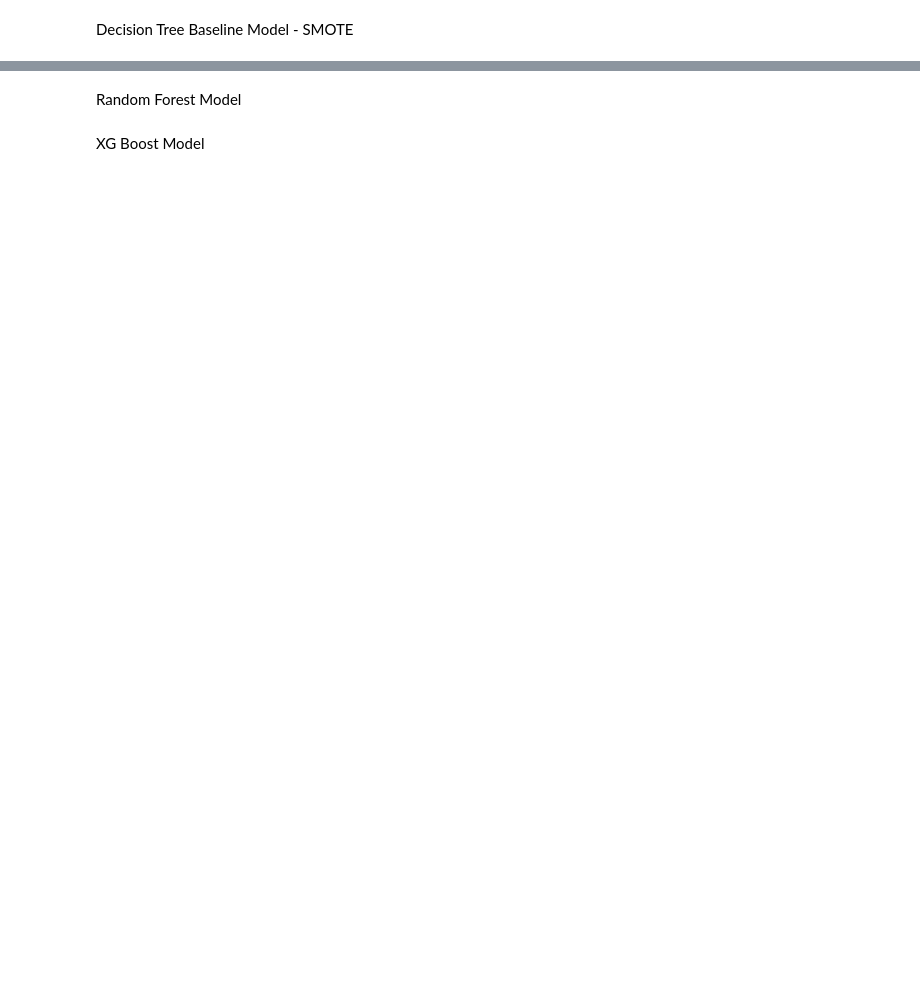
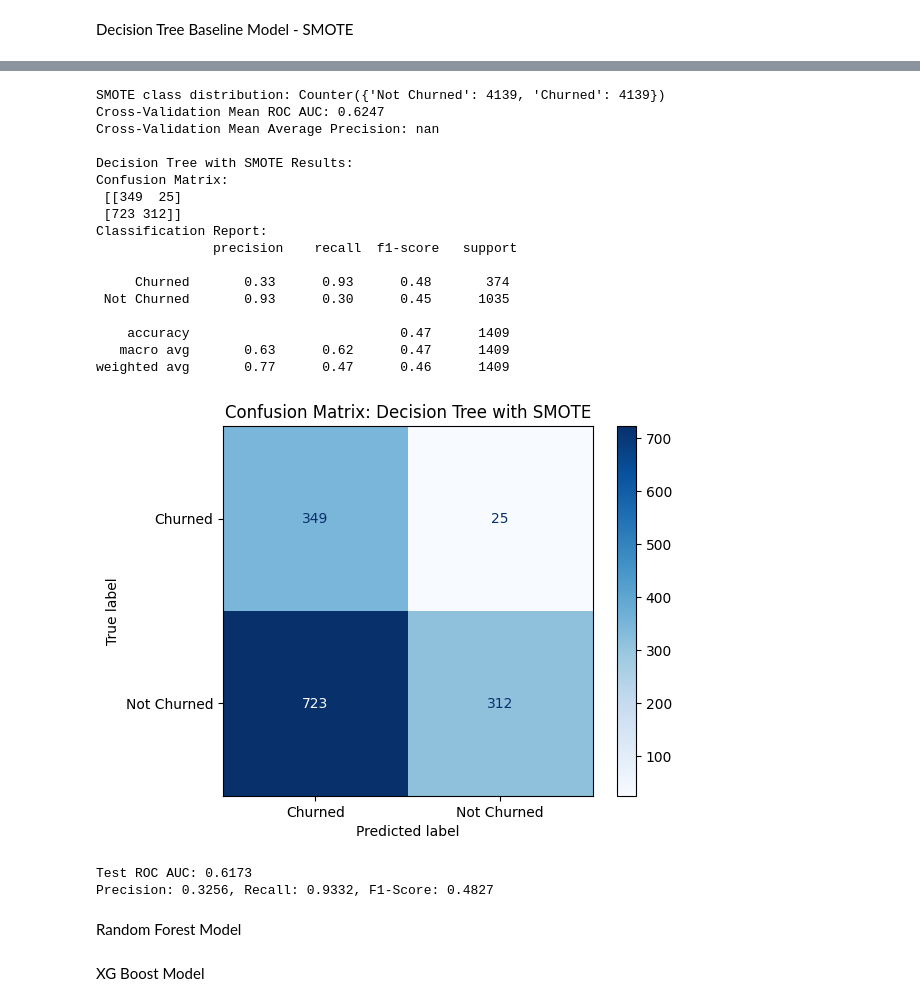
Before and after one commit to JasonCheung01/Telco-Churn, a Jupyter notebook: AML_Team_Project.ipynb, the cells around one changed output, grey strips where cells are left out. Drawn from its saved outputs; the diff is of its cells as text; code cells hidden in the pictures; blank space fills up the shorter version.

Commit message:
Edit SMOTE and ROS

```diff
--- a/AML_Team_Project.ipynb
+++ b/AML_Team_Project.ipynb
@@ -570,3 +579,71 @@ weighted avg       1.00      1.00      1.00      1409
+# %%
+smote = SMOTE(random_state=42)
+x_resampled_smote, y_resampled_smote = smote.fit_resample(x_dev, y_dev)
+print("SMOTE class distribution:", Counter(y_resampled_smote))
+
+dt_smote = DecisionTreeClassifier(
+    max_depth=2,
+    min_samples_split=20,
+    min_samples_leaf=10,
+    max_features="sqrt",
+    random_state=42,
+    ccp_alpha=0.05
+)
+
+scores = cross_validate(
+    dt_smote,
+    x_resampled_smote,
+    y_resampled_smote,
+    cv=5,
+    scoring=['roc_auc', 'average_precision']
+)
+
+print(f"Cross-Validation Mean ROC AUC: {scores['test_roc_auc'].mean():.4f}")
+print(f"Cross-Validation Mean Average Precision: {scores['test_average_precision'].mean():.4f}")
+
+dt_smote.fit(x_resampled_smote, y_resampled_smote)
+y_pred_smote = dt_smote.predict(x_test)
+y_prob_smote = dt_smote.predict_proba(x_test)[:, 1]
+
+print("\nDecision Tree with SMOTE Results:")
+conf_matrix = confusion_matrix(y_test, y_pred_smote)
+print("Confusion Matrix:\n", conf_matrix)
+print("Classification Report:\n", classification_report(y_test, y_pred_smote))
+
+conf_matrix = confusion_matrix(y_test, y_pred_smote)
+disp = ConfusionMatrixDisplay(confusion_matrix=conf_matrix, display_labels=dt_smote.classes_)
+disp.plot(cmap=plt.cm.Blues)
+plt.title("Confusion Matrix: Decision Tree with SMOTE")
+plt.show()
+
+roc_auc = roc_auc_score(y_test, y_prob_smote)
+precision = precision_score(y_test, y_pred_smote, pos_label='Churned')
+recall = recall_score(y_test, y_pred_smote, pos_label='Churned')
+f1 = f1_score(y_test, y_pred_smote, pos_label='Churned')
+
+print(f"Test ROC AUC: {roc_auc:.4f}")
+print(f"Precision: {precision:.4f}, Recall: {recall:.4f}, F1-Score: {f1:.4f}")
+# %% [output]
+SMOTE class distribution: Counter({'Not Churned': 4139, 'Churned': 4139})
+Cross-Validation Mean ROC AUC: 0.6247
+Cross-Validation Mean Average Precision: nan
+
+Decision Tree with SMOTE Results:
+Confusion Matrix:
+ [[349  25]
+ [723 312]]
+Classification Report:
+               precision    recall  f1-score   support
+
+     Churned       0.33      0.93      0.48       374
+ Not Churned       0.93      0.30      0.45      1035
+
+    accuracy                           0.47      1409
+   macro avg       0.63      0.62      0.47      1409
+weighted avg       0.77      0.47      0.46      1409
+[figure, added]
+Test ROC AUC: 0.6173
+Precision: 0.3256, Recall: 0.9332, F1-Score: 0.4827
 # %% [markdown]
 Random Forest Model
 # %% [markdown]
```
Also changed, not shown: parts of 5 cells of this notebook.
